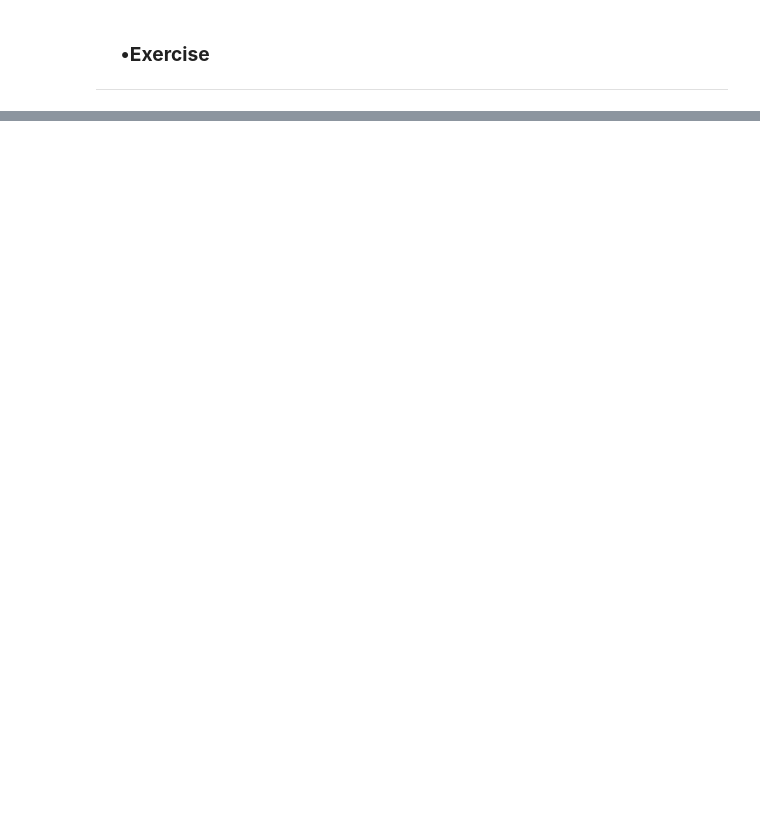
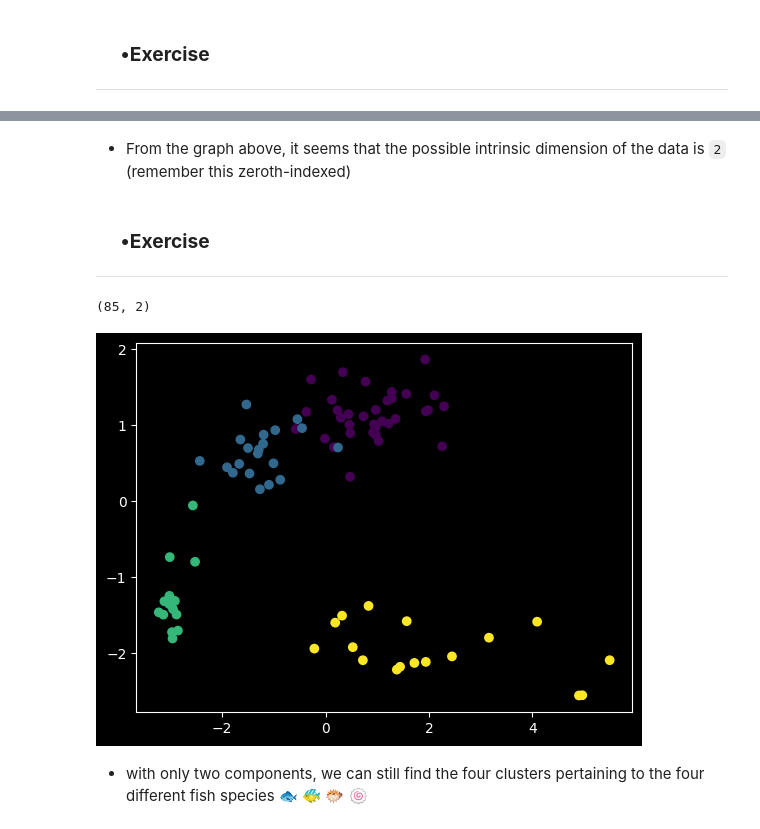
Before and after one commit to wanderduck/Python_DataScience_Examples, a Jupyter notebook: notebooks/scikit-learn_unsupervisedLearning.ipynb, the cells around one changed output, grey strips where cells are left out. Cells and saved outputs as stored; diff of their text form; code cells hidden in the pictures; blank space fills up the shorter version.

```diff
--- a/notebooks/scikit-learn_unsupervisedLearning.ipynb
+++ b/notebooks/scikit-learn_unsupervisedLearning.ipynb
@@ -1068,0 +1163,45 @@ plt.scatter(wl_df[:, 0], wl_df[:, 1])
+# %% [markdown]
+- From the graph above, it seems that the possible intrinsic dimension of the data is `2` (remember this zeroth-indexed)
+# %% [markdown]
+### &nbsp;&nbsp;&nbsp;&nbsp; •**Exercise**
+
+---
+# %%
+# scikit-learn imports used here
+from sklearn.decomposition import PCA
+from sklearn.preprocessing import StandardScaler
+from sklearn.pipeline import make_pipeline
+
+
+# create a scaler: scaler_2c
+scaler_2c = StandardScaler()
+# create a PCA instance with `2` components: pca_2c
+pca_2c = PCA(n_components=2)
+# create a pipeline using `scaler_2c` and `pca_2c`: pipeline_2c
+pipeline_2c = make_pipeline(scaler_2c, pca_2c)
+
+
+# fit `pipeline_2c` to the `fish_features_array`
+pipeline_2c.fit(fish_features_array)
+
+# transform `pipeline_2c' with `fish_features_array`: transformed_2c
+transformed_2c = pipeline_2c.transform(fish_features_array)
+
+
+# print shape of `transformed_2c`
+print(transformed_2c.shape)
+
+
+# assign 0th column: xs
+xs = transformed_2c[:, 0]
+# assign 1st column: ys
+ys = transformed_2c[:, 1]
+
+# create a scatterplot of `xs` vs. `ys` with `fish_species_array` to dictate the color and show the plot
+plt.scatter(xs, ys, c=fish_species_array)
+plt.show()
+# %% [output]
+(85, 2)
+[figure, added]
+# %% [markdown]
+- with only two components, we can still find the four clusters pertaining to the four different fish species &#128031; &#128032; &#128033; 	&#127845;
```
Also changed, not shown: parts of 47 cells of this notebook, 4 other files.
